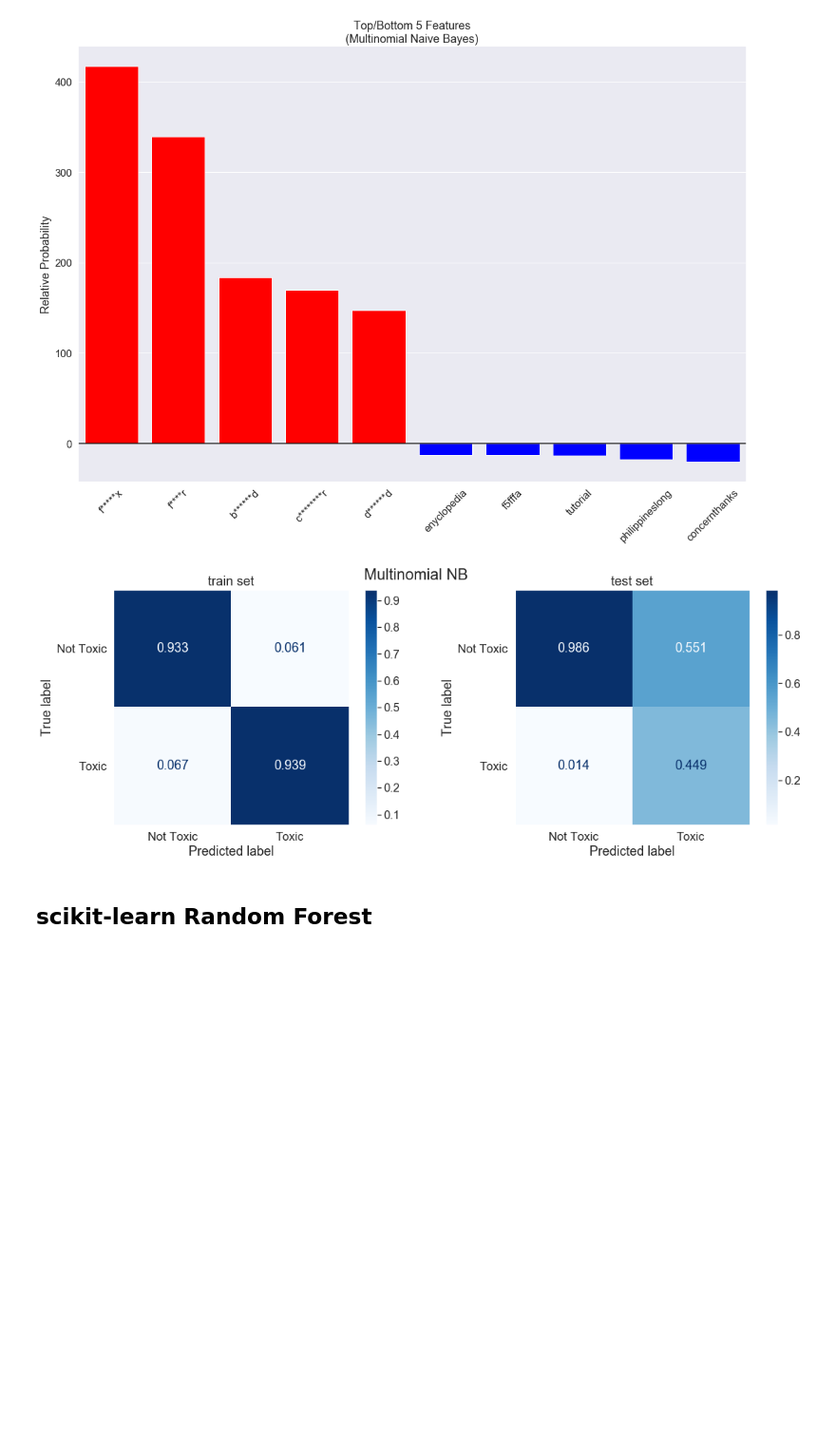
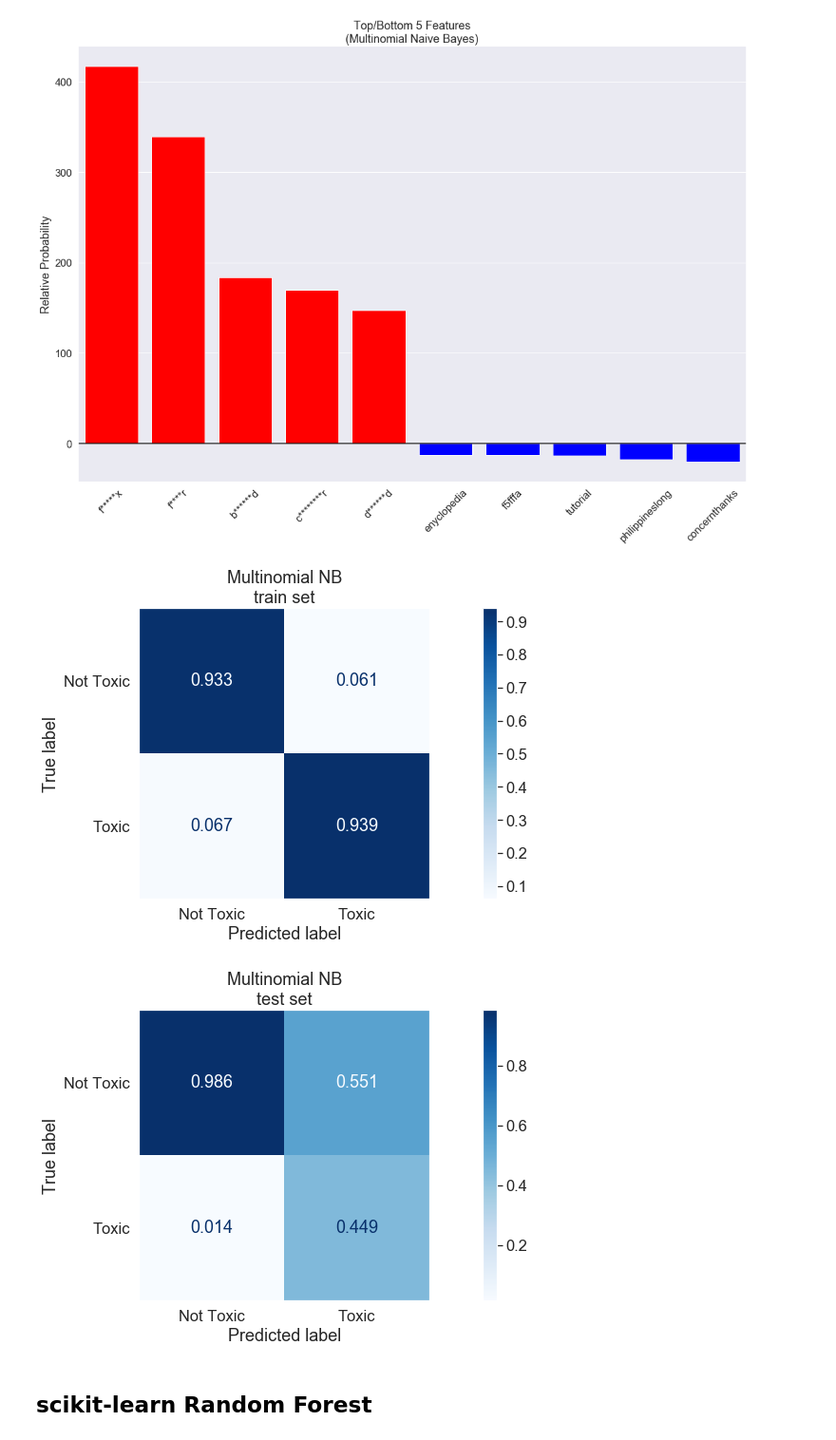
Before and after one commit to kchien3/identifying-toxic-wikipedia-comments, a Jupyter notebook: toxic_comments_project.ipynb, the cells around one changed output. Shown at 95% size. Saved outputs shown, nothing was run; the diff lists cells and outputs as text; code cells hidden in the pictures; blank space fills up the shorter version.

```diff
--- a/toxic_comments_project.ipynb
+++ b/toxic_comments_project.ipynb
@@ -567,9 +567,15 @@ Pipeline(memory=None,
 %%time
 #LGBMClassifier #needs tuning
 lgbm = make_pipeline(TfidfVectorizer(), LGBMClassifier(boosting_type='gbdt',
-                                                       learning_rate=0.01,
-                                                       n_estimators=1000,
-                                                       random_state=2015, n_jobs=-1))
+                                                       num_leaves=19,
+                                                       max_depth=28,
+                                                       learning_rate=0.09,
+                                                       n_estimators=400,
+                                                       min_child_samples=13,
+                                                       random_state=2015,
+                                                       n_jobs=-1,
+                                                       max_bin=233
+                                                      ))
 scores_lgbm = cross_validate(lgbm, X_train, y_train, scoring='roc_auc', n_jobs=-1)
 
 print(lgbm.steps, [[k, v.mean(), v.std()] for k, v in scores_lgbm.items()], sep='\n')
@@ -609,9 +616,9 @@ Pipeline(memory=None,
                                 subsample_for_bin=200000, subsample_freq=0))],
          verbose=False)
 # %%
-# %%time
+%%time
 # LGBMClassifier hyperparameter tuning #choose carefully to minimize running time!!
-
+lgbm = make_pipeline(TfidfVectorizer(), LGBMClassifier(n_jobs=-1))
 random_params_lgbm = [{'lgbmclassifier__num_leaves':scipy.stats.randint(10, 120),
                        'lgbmclassifier__max_depth':scipy.stats.randint(5, 30),
                        'lgbmclassifier__learning_rate':np.logspace(-4, -1),
@@ -620,9 +627,9 @@ random_params_lgbm = [{'lgbmclassifier__num_leaves':scipy.stats.randint(10, 120)
                        'lgbmclassifier__max_bin':np.arange(2,255+1)
                       }]
 
-for _ in 43:
-rs_lgbm = RandomizedSearchCV(lgbm, param_distributions=random_params_lgbm, n_iter=1, scoring='roc_auc', n_jobs=-1)
+for _ in range(1):
+    rs_lgbm = RandomizedSearchCV(lgbm, param_distributions=random_params_lgbm, n_iter=1, scoring='roc_auc', n_jobs=-1)
 
-rs_lgbm.fit(X_train, y_train)
-print(rs_lgbm.best_score_)
-print(rs_lgbm.best_params_)
+    rs_lgbm.fit(X_train, y_train)
+    print(rs_lgbm.best_score_)
+    print(rs_lgbm.best_params_)
@@ -1116,20 +1190,23 @@ plt.show()
 [figure]
 # %%
 clf = mnb
-fig, axes = plt.subplots(1, 2, figsize=(16, 6), tight_layout=True)
-fig.suptitle('Multinomial NB')
+fig, ax = plt.subplots(figsize=(16, 6), tight_layout=True)
 plot_confusion_matrix(clf, X_train, y_train, normalize='pred', display_labels=['Not Toxic', 'Toxic'],
-                      values_format='.3f', cmap='Blues', ax=axes[0])
-axes[0].set(title='train set')
-axes[0].grid(False)
+                      values_format='.3f', cmap='Blues', ax=ax)
+ax.set(title='Multinomial NB\ntrain set')
+ax.grid(False)
+plt.show()
 
+clf = mnb
+fig, ax = plt.subplots(figsize=(16, 6), tight_layout=True)
 plot_confusion_matrix(clf, X_test, y_test, normalize='pred', display_labels=['Not Toxic', 'Toxic'],
-                      values_format='.3f', cmap='Blues', ax=axes[1])
-axes[1].set(title='test set')
-axes[1].grid(False)
+                      values_format='.3f', cmap='Blues', ax=ax)
+ax.set(title='Multinomial NB\ntest set')
+ax.grid(False)
 plt.show()
 # %% [output]
-[figure, old version]
+[figure, new version]
+[figure, added]
 # %% [markdown]
 ## scikit-learn Random Forest
 # %% [markdown]
```
Also changed, not shown: parts of 11 cells of this notebook.
